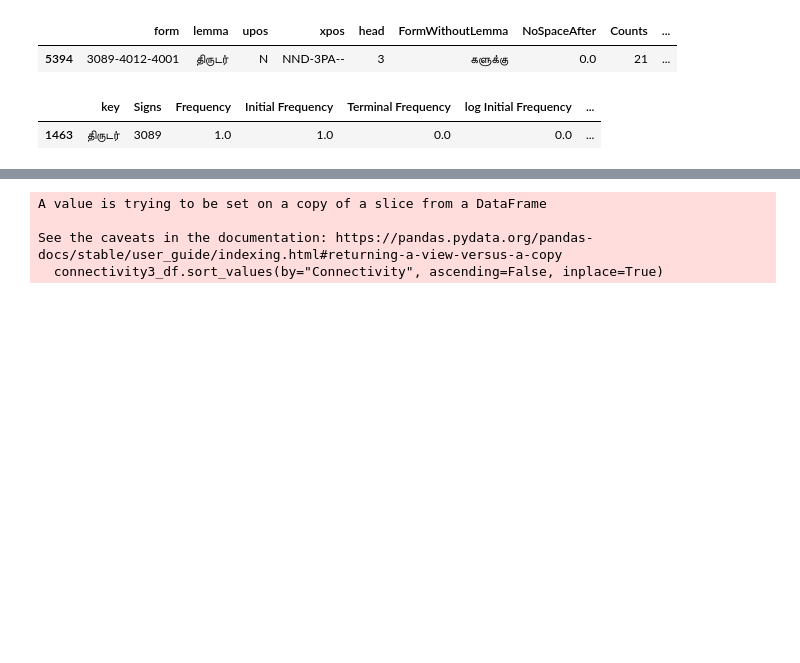
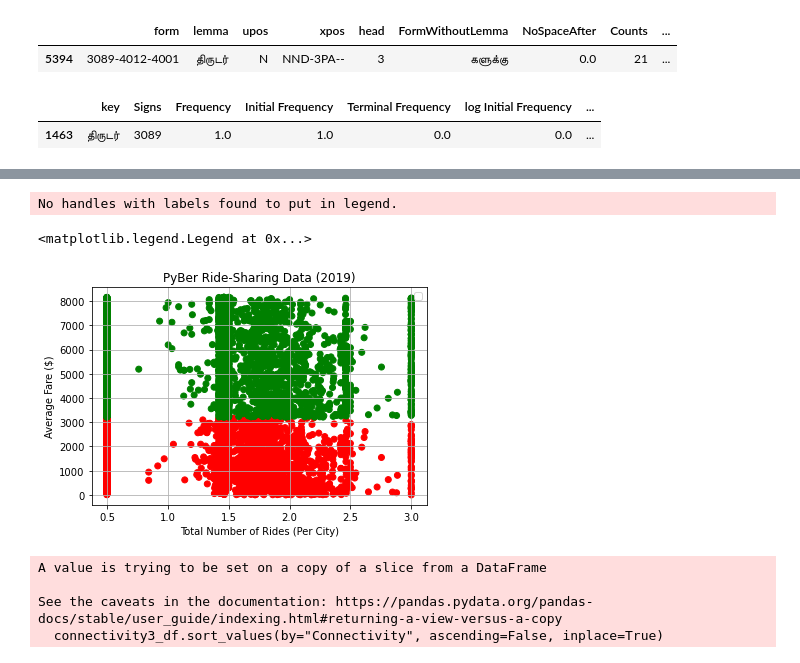
Before and after one commit to Kee2u/Deciphering_the_Indus_Valley_Script, a Jupyter notebook: Statistical_Analysis/Multivariate_Segmentation.ipynb, the cells around one changed output, grey strips where cells are left out. Cells and saved outputs as stored; diff of their text form; code cells hidden in the pictures; blank space fills up the shorter version.

```diff
--- a/Statistical_Analysis/Multivariate_Segmentation.ipynb
+++ b/Statistical_Analysis/Multivariate_Segmentation.ipynb
@@ -627,0 +651,7 @@ all_logograms[all_logograms["Signs"]=="3089"]
+# %%
+syllables_first = connectivity2_df[connectivity2_df.j.str.startswith('5')]
+syllables_first = syllables_first[syllables_first.Connectivity > 1.5]
+syllables_first.sort_values(by=['Connectivity'], ascending=False).head()
+syllables_first.reset_index(drop=True, inplace=True)
+syllables_first["Type"] = "Syllables_first"
+syllables_first.j.value_counts()
@@ -627,0 +676,7 @@ all_logograms[all_logograms["Signs"]=="3089"]
+# %%
+everything_except_syllables_first = connectivity2_df[connectivity2_df.i.str.startswith('4')]
+everything_except_syllables_first = everything_except_syllables_first[everything_except_syllables_first.Connectivity > 1.8]
+everything_except_syllables_first.sort_values(by=['Connectivity'], ascending=False).head()
+everything_except_syllables_first.reset_index(drop=True, inplace=True)
+everything_except_syllables_first["Type"] = "everything_except_syllables_first"
+everything_except_syllables_first.i.value_counts()
@@ -627,0 +701,6 @@ all_logograms[all_logograms["Signs"]=="3089"]
+# %%
+graph = pd.concat([syllables_first, everything_except_syllables_first])
+graph.reset_index(drop=True, inplace=True)
+graph.Connectivity.replace(np.inf,3, inplace=True)
+graph.Connectivity.replace(-np.inf,0.5, inplace=True)
+graph.head()
@@ -628,3 +714,17 @@ all_logograms[all_logograms["Signs"]=="3089"]
+# %%
+# Build the scatter plots for urban cities.
+colors = {'Syllables_first':'red', 'everything_except_syllables_first':'green'}
+plt.scatter(graph.Connectivity, graph.index, c= graph['Type'].map(colors))
+plt.title("PyBer Ride-Sharing Data (2019)")
+plt.ylabel("Average Fare ($)")
+plt.xlabel("Total Number of Rides (Per City)")
+plt.grid(True)
+# Add the legend.
+plt.legend()
+# %% [output]
+No handles with labels found to put in legend.
+<matplotlib.legend.Legend at 0x...>
+[figure, added]
 # %%
 connectivity2_df.reset_index(drop=True, inplace=True)
 connectivity2_df.drop_duplicates(subset="Sign pairs", inplace=True)
```
Also changed, not shown: parts of 7 cells of this notebook, 9 other files.
